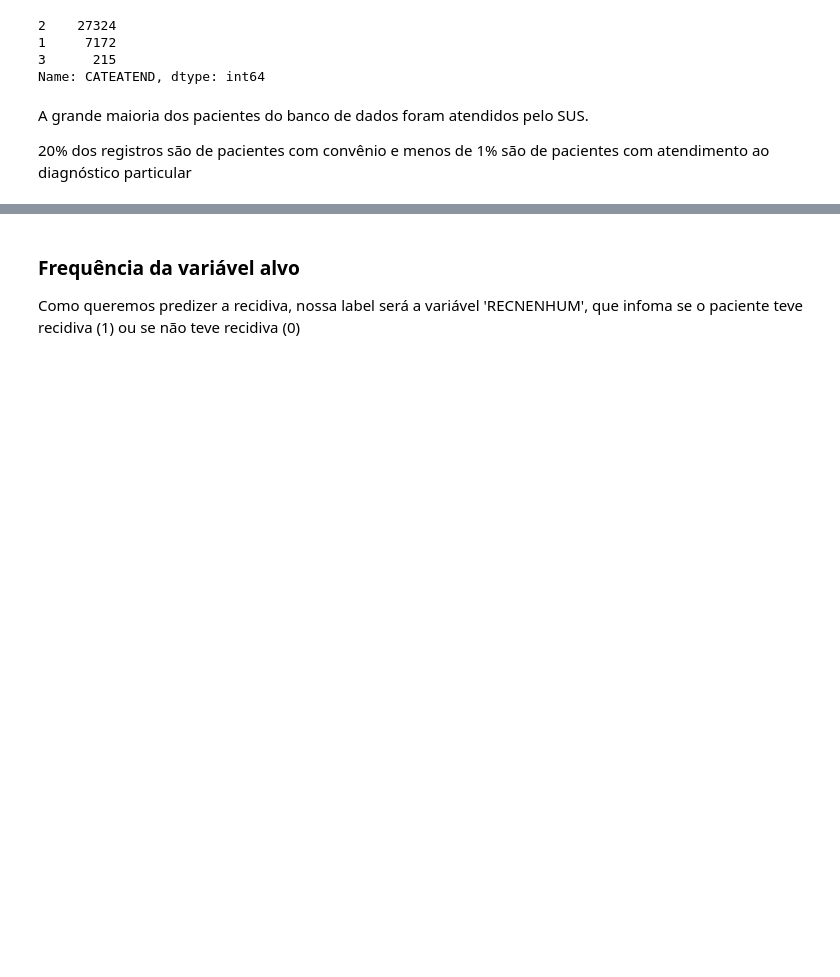
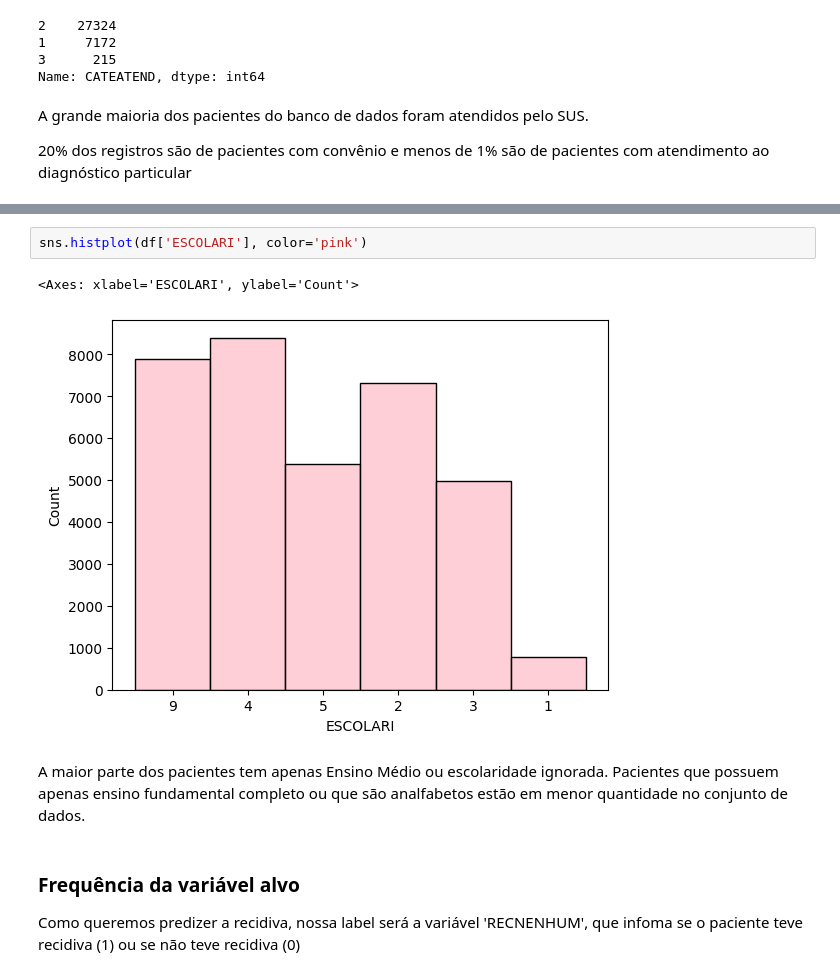
Before and after one commit to ailafelixa/ML-Model-Breast-Cancer-Recurrence, a Jupyter notebook: Aila_Modelo_TCC.ipynb, the cells around one changed output, grey strips where cells are left out. Cells and saved outputs as stored; diff of their text form; blank space fills up the shorter version.

Commit message:
Adiciona análise exploratória sobre escolaridade

```diff
--- a/Aila_Modelo_TCC.ipynb
+++ b/Aila_Modelo_TCC.ipynb
@@ -326,3 +352,10 @@ A grande maioria dos pacientes do banco de dados foram atendidos pelo SUS.
+# %%
+sns.histplot(df['ESCOLARI'], color='pink')
+# %% [output]
+<Axes: xlabel='ESCOLARI', ylabel='Count'>
+[figure, added]
+# %% [markdown]
+A maior parte dos pacientes tem apenas Ensino Médio ou escolaridade ignorada. Pacientes que possuem apenas ensino fundamental completo ou que são analfabetos estão em menor quantidade no conjunto de dados.
 # %% [markdown]
 ### Frequência da variável alvo
 
```
Also changed, not shown: parts of 4 cells of this notebook.
